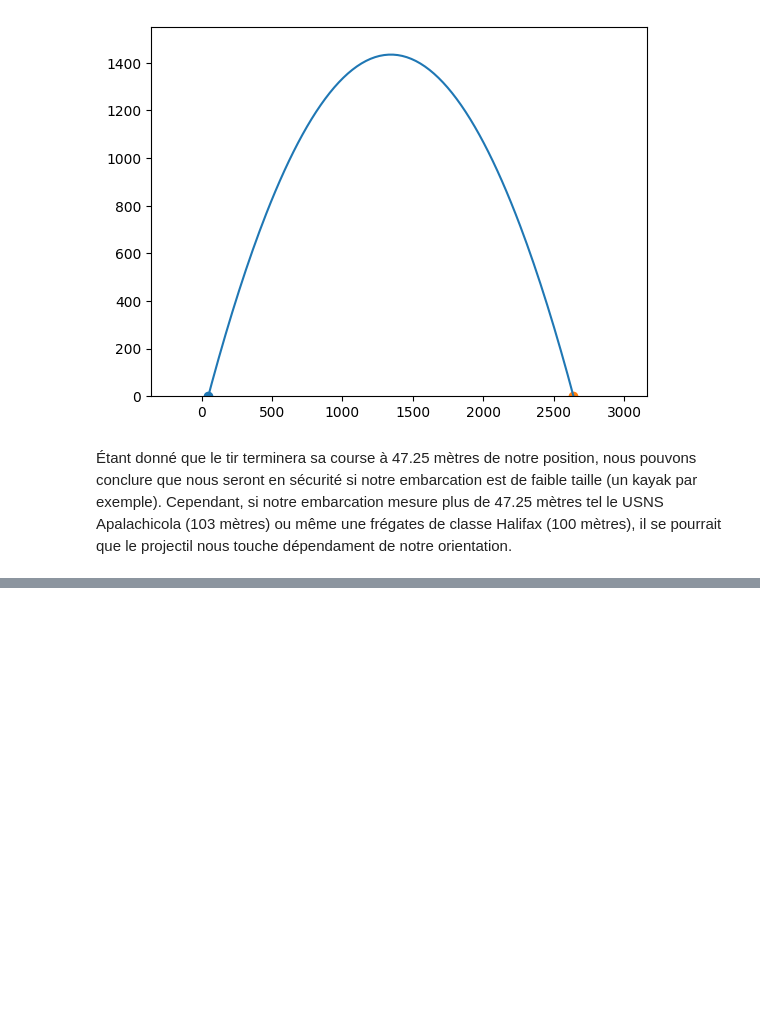
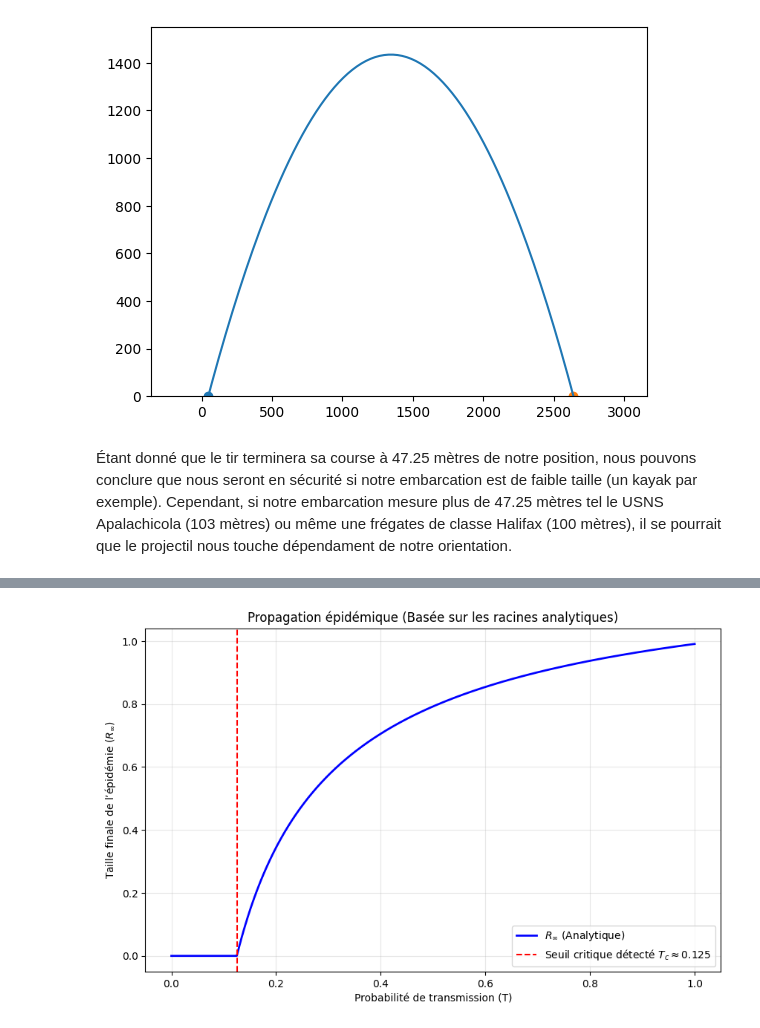
Before and after one commit to Jeremie-Beaupre/TP3_phyznum, a Jupyter notebook: main.ipynb, the cells around one changed output, grey strips where cells are left out. Saved outputs shown, nothing was run; the diff lists cells and outputs as text; code cells hidden in the pictures; blank space fills up the shorter version.

Commit message:
Code_finale

```diff
--- a/main.ipynb
+++ b/main.ipynb
@@ -543,0 +564,18 @@ La résolution pour y=0 en utilisant la méthode de la bissection trouve un zér
+# %%
+import numpy as np
+
+def get_analytical_roots(T, kappa):
+    """Calcule les 3 racines analytiques pour une valeur de T donnée."""
+    if T == 0:
+        return [1.0] # Cas limite
+
+    A = T * (kappa - 1)
+    delta = A**4 + 4*A**3
+
+    u1 = (A**2 + 2*A + np.sqrt(delta)) / (2 * A**2)
+    u2 = (A**2 + 2*A - np.sqrt(delta)) / (2 * A**2)
+    u3 = 1.0
+
+    return sorted([u1, u2, u3])
+
+print(f"Racines analytiques pour T=0.3 : {get_analytical_roots(0.3, 5)}")
@@ -543,0 +592,46 @@ La résolution pour y=0 en utilisant la méthode de la bissection trouve un zér
+# %%
+import numpy as np
+import matplotlib.pyplot as plt
+
+# Paramètres
+kappa = 5
+
+def R_inf(u, T, kappa):
+    return 1 - (1 - T*(1-u))/(1 + T*(kappa-1)*(1-u))
+
+# Calcul de R_inf pour T de 0 à 1
+T_values = np.linspace(0, 1, 1000)
+R_inf_values = []
+
+for t_val in T_values:
+    roots = get_analytical_roots(t_val, kappa)
+    u_physique = roots[0]
+
+    res = R_inf(u_physique, t_val, kappa)
+    R_inf_values.append(res)
+
+# Seuil Tc (où R_inf décolle de zéro)
+R_array = np.array(R_inf_values)
+seuil_detection = 1e-4
+indices_positifs = np.where(R_array > seuil_detection)[0]
+
+if len(indices_positifs) > 0:
+    idx_seuil = indices_positifs[0]
+    Tc_detecte = T_values[idx_seuil]
+else:
+    Tc_detecte = 0
+
+# 3. Graphique
+plt.figure(figsize=(10, 6))
+plt.plot(T_values, R_inf_values, color='blue', lw=2, label='$R_{\\infty}$ (Analytique)')
+plt.axvline(x=Tc_detecte, color='red', linestyle='--',
+            label=f'Seuil critique détecté $T_c \\approx {Tc_detecte:.3f}$')
+
+plt.xlabel('Probabilité de transmission (T)')
+plt.ylabel('Taille finale de l’épidémie ($R_{\\infty}$)')
+plt.title('Propagation épidémique (Basée sur les racines analytiques)')
+plt.legend()
+plt.grid(alpha=0.3)
+plt.show()
+# %% [output]
+[figure, added]
```
Also changed, not shown: parts of 13 cells of this notebook.
